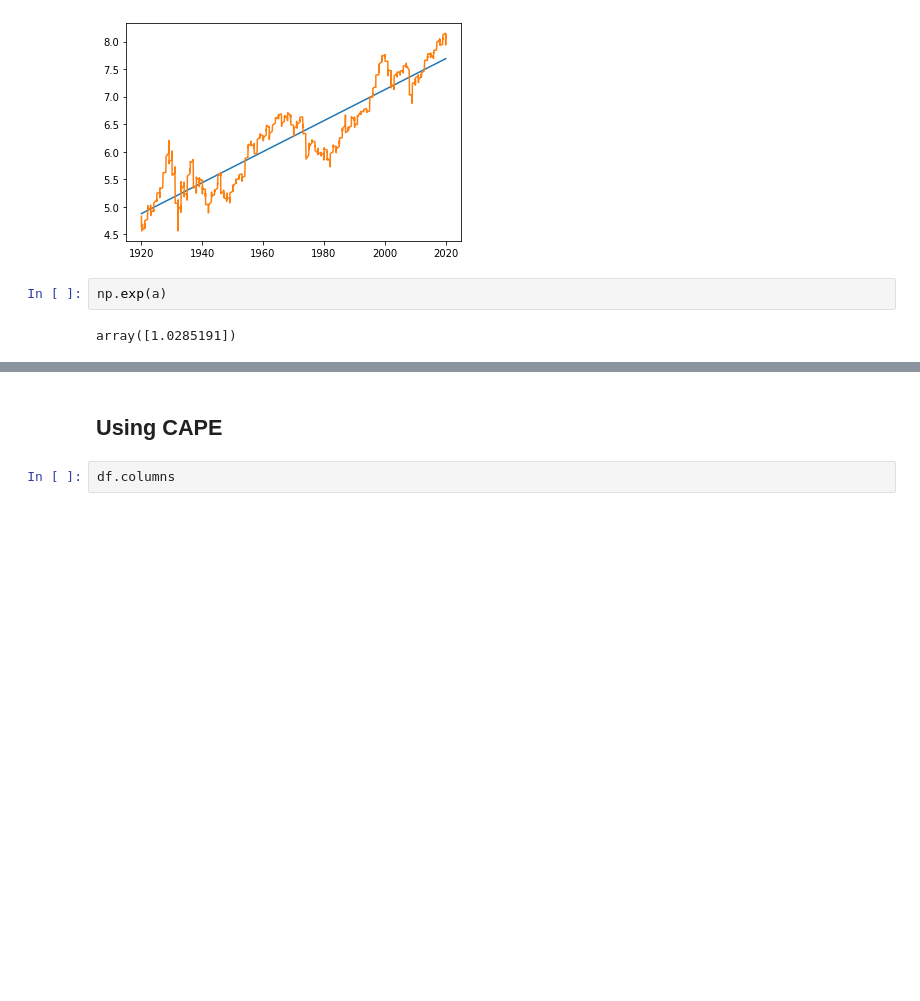
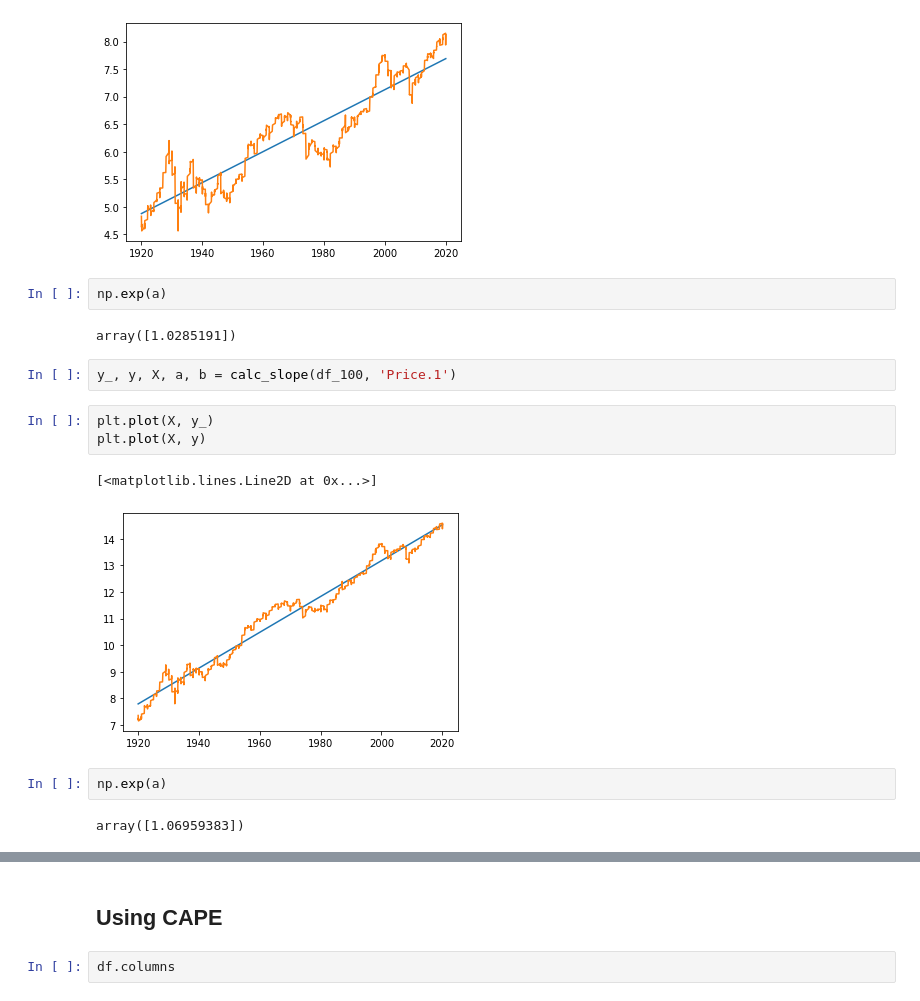
Before and after one commit to jvalansi/notebooks, a Jupyter notebook: S&P500.ipynb, the cells around one changed output, grey strips where cells are left out. Drawn from its saved outputs; the diff is of its cells as text; blank space fills up the shorter version.

```diff
--- a/S&P500.ipynb
+++ b/S&P500.ipynb
@@ -380,6 +377,18 @@ plt.plot(X, y)
 np.exp(a)
 # %% [output]
 array([1.0285191])
+# %%
+y_, y, X, a, b = calc_slope(df_100, 'Price.1')
+# %%
+plt.plot(X, y_)
+plt.plot(X, y)
+# %% [output]
+[<matplotlib.lines.Line2D at 0x...>]
+[figure, added]
+# %%
+np.exp(a)
+# %% [output]
+array([1.06959383])
 # %%
 np.exp(a)[0]**100
 # %% [output]
```
Also changed, not shown: parts of 21 cells of this notebook, 4 other files.
